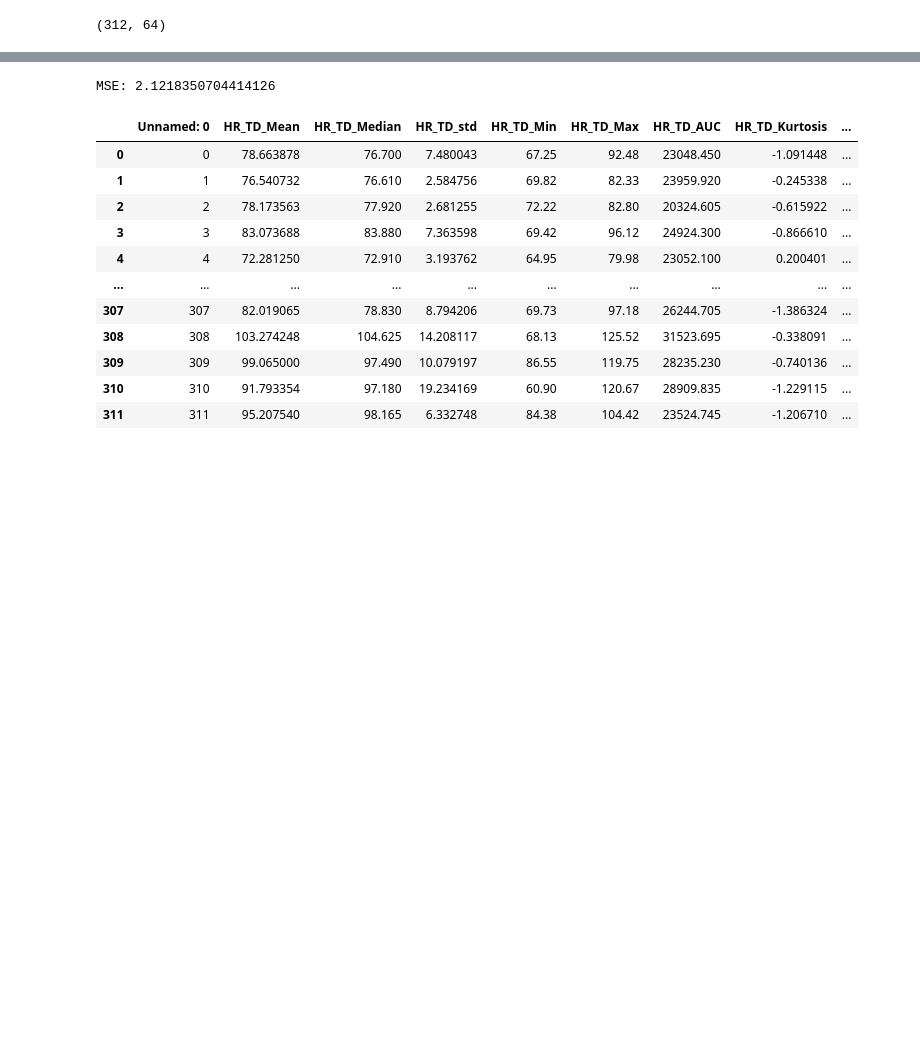
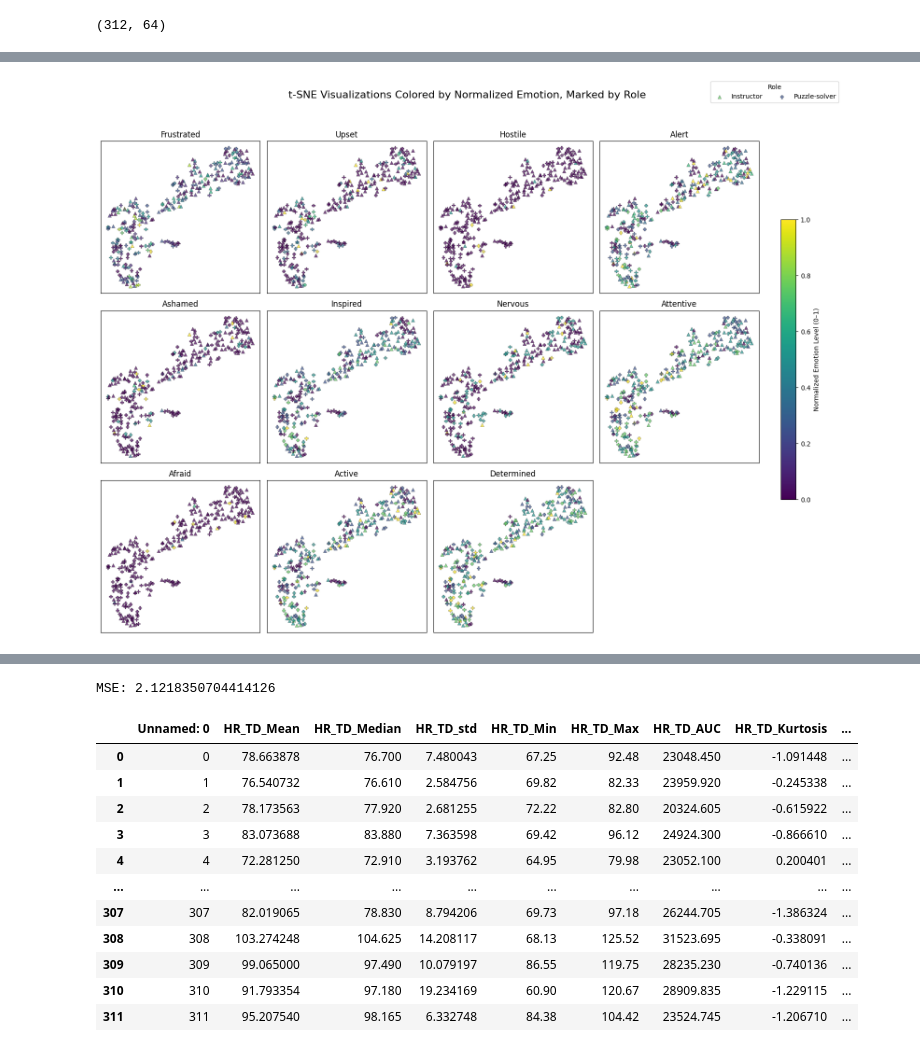
Before and after one commit to BjarkeErichsen/unsupervised-cda-proj-2, a Jupyter notebook: timeseries_model.ipynb, the cells around one changed output, grey strips where cells are left out. Cells and saved outputs as stored; diff of their text form; code cells hidden in the pictures; blank space fills up the shorter version.

```diff
--- a/timeseries_model.ipynb
+++ b/timeseries_model.ipynb
@@ -147,0 +339,71 @@ all_embeddings.shape
+# %%
+import matplotlib.pyplot as plt
+
+emotion_vars = [
+    'Frustrated', 'upset', 'hostile', 'alert', 'ashamed',
+    'inspired', 'nervous', 'attentive', 'afraid', 'active', 'determined'
+]
+
+n_cols = 4
+n_rows = (len(emotion_vars) + n_cols - 1) // n_cols
+
+fig, axes = plt.subplots(n_rows, n_cols, figsize=(4*n_cols, 4*n_rows), squeeze=False)
+marker_map = {0: '^', 1: 'P'}
+cmap = 'viridis'
+
+# Normalize all values to 0–1
+normalized_data = data.copy()
+for emotion in emotion_vars:
+    if emotion in normalized_data.columns:
+        max_val = normalized_data[emotion].max()
+        min_val = normalized_data[emotion].min()
+        if pd.notnull(max_val) and max_val != min_val:
+            normalized_data[emotion] = (normalized_data[emotion] - min_val) / (max_val - min_val)
+        else:
+            normalized_data[emotion] = 0.0  # fallback if constant
+
+for idx, emotion in enumerate(emotion_vars):
+    row, col = divmod(idx, n_cols)
+    ax = axes[row][col]
+
+    for puzzler_value in [0, 1]:
+        subset = normalized_data[
+            (normalized_data['Puzzler'] == puzzler_value) &
+            #(normalized_data['Phase'] == 'phase2') &
+            (emotion in normalized_data.columns)
+        ]
+        subset = subset.dropna(subset=[emotion])
+        if not subset.empty:
+            scatter = ax.scatter(subset['tsne_1'], subset['tsne_2'],
+                                 c=subset[emotion],
+                                 cmap=cmap,
+                                 marker=marker_map[puzzler_value],
+                                 alpha=0.7,
+                                 edgecolors='black',
+                                 linewidths=0.3,
+                                 s=30,
+                                 label='Puzzle-solver' if puzzler_value else 'Instructor')
+
+    ax.set_title(emotion.capitalize())
+    ax.set_xticks([])
+    ax.set_yticks([])
+    ax.grid(True)
+
+# Remove unused axes if needed
+for i in range(len(emotion_vars), n_rows * n_cols):
+    fig.delaxes(axes[i // n_cols][i % n_cols])
+
+# Add shared colorbar for normalized values
+fig.subplots_adjust(right=0.9, hspace=0.4, wspace=0.3)
+cbar_ax = fig.add_axes([0.92, 0.25, 0.02, 0.5])
+fig.colorbar(plt.cm.ScalarMappable(cmap=cmap, norm=plt.Normalize(0, 1)), cax=cbar_ax, label='Normalized Emotion Level (0–1)')
+
+# Shared legend
+handles, labels = ax.get_legend_handles_labels()
+fig.legend(handles, labels, title='Role', loc='upper right', ncol=2)
+
+plt.suptitle("t-SNE Visualizations Colored by Normalized Emotion, Marked by Role", fontsize=16)
+plt.tight_layout(rect=[0, 0, 0.9, 0.95])
+plt.show()
+# %% [output]
+[figure, added]
```
Also changed, not shown: parts of 22 cells of this notebook.
